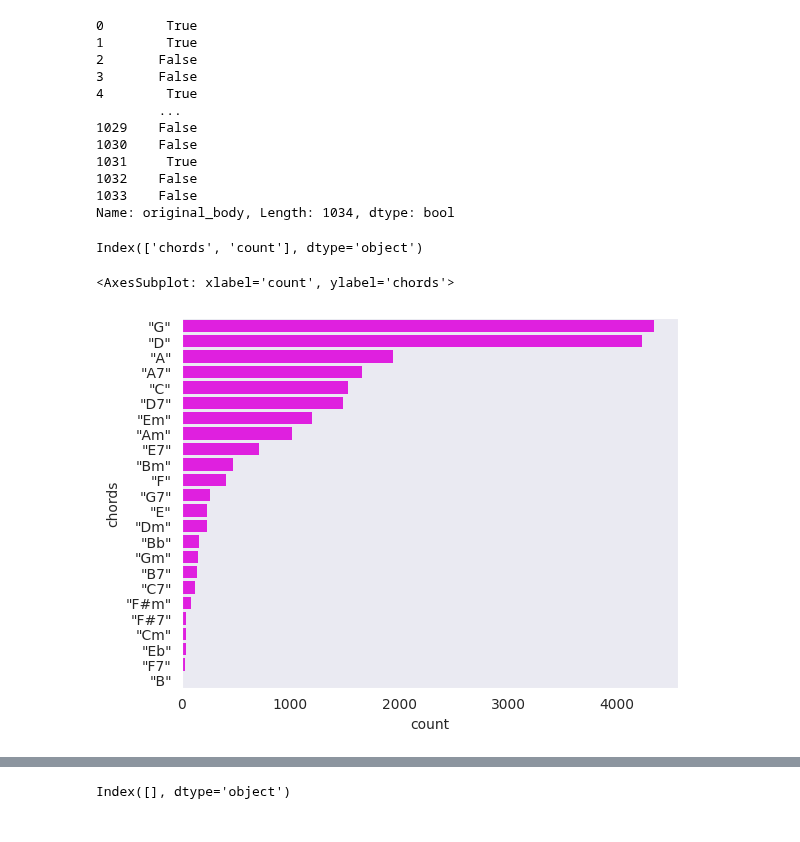
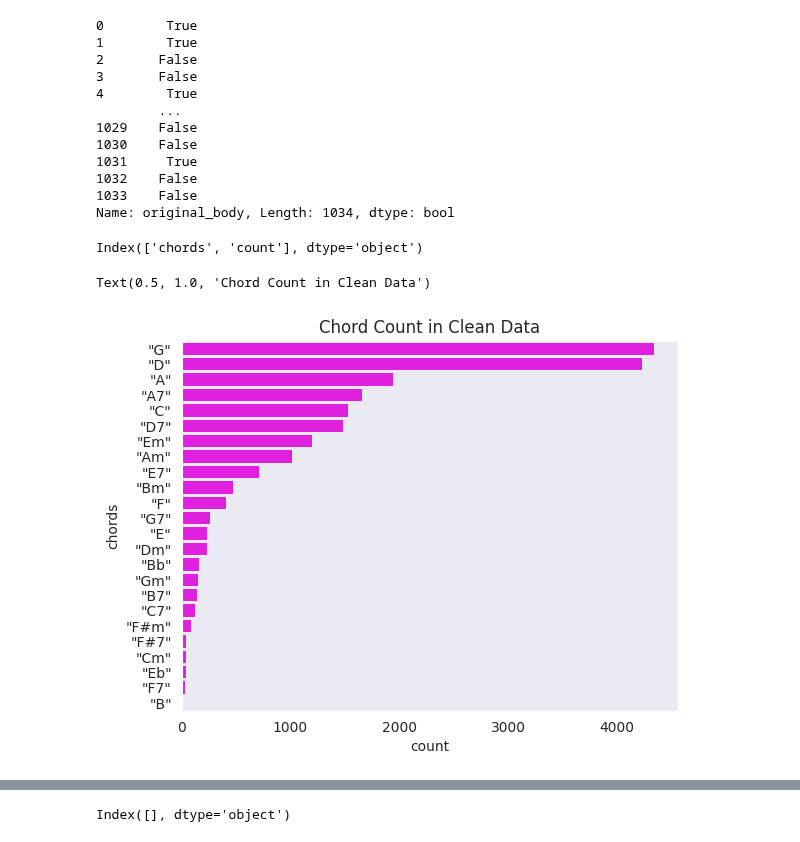
Before and after one commit to DavidNogales/DeepEarTraining, a Jupyter notebook: training_lab/notebooks/EDA_nottingham.ipynb, the cells around one changed output, grey strips where cells are left out. Drawn from its saved outputs; the diff is of its cells as text; code cells hidden in the pictures.

```diff
--- a/training_lab/notebooks/EDA_nottingham.ipynb
+++ b/training_lab/notebooks/EDA_nottingham.ipynb
@@ -472,12 +490,13 @@ Name: original_body, Length: 1034, dtype: bool
 # %%
 chords_names = clean_songs_df.columns[clean_songs_df.columns.str.contains('"[^"]*"')]
 
 chords_occurrences_df = clean_songs_df[chords_names].sum().sort_values(ascending=False).reset_index()
 chords_occurrences_df = chords_occurrences_df.rename({'index':'chords', 0:'count'},axis=1)
 print(chords_occurrences_df.columns)
-sns.barplot(data=chords_occurrences_df,y="chords", x='count',edgecolor='none',color="magenta")
+ax1 = sns.barplot(data=chords_occurrences_df,y="chords", x='count',edgecolor='none',color="magenta")
+ax1.set_title("Chord Count in Clean Data")
 # %% [output]
 Index(['chords', 'count'], dtype='object')
-<AxesSubplot: xlabel='count', ylabel='chords'>
+Text(0.5, 1.0, 'Chord Count in Clean Data')
-[figure, old version]
+[figure, new version]
 # %%
```
Also changed, not shown: parts of 4 cells of this notebook.
